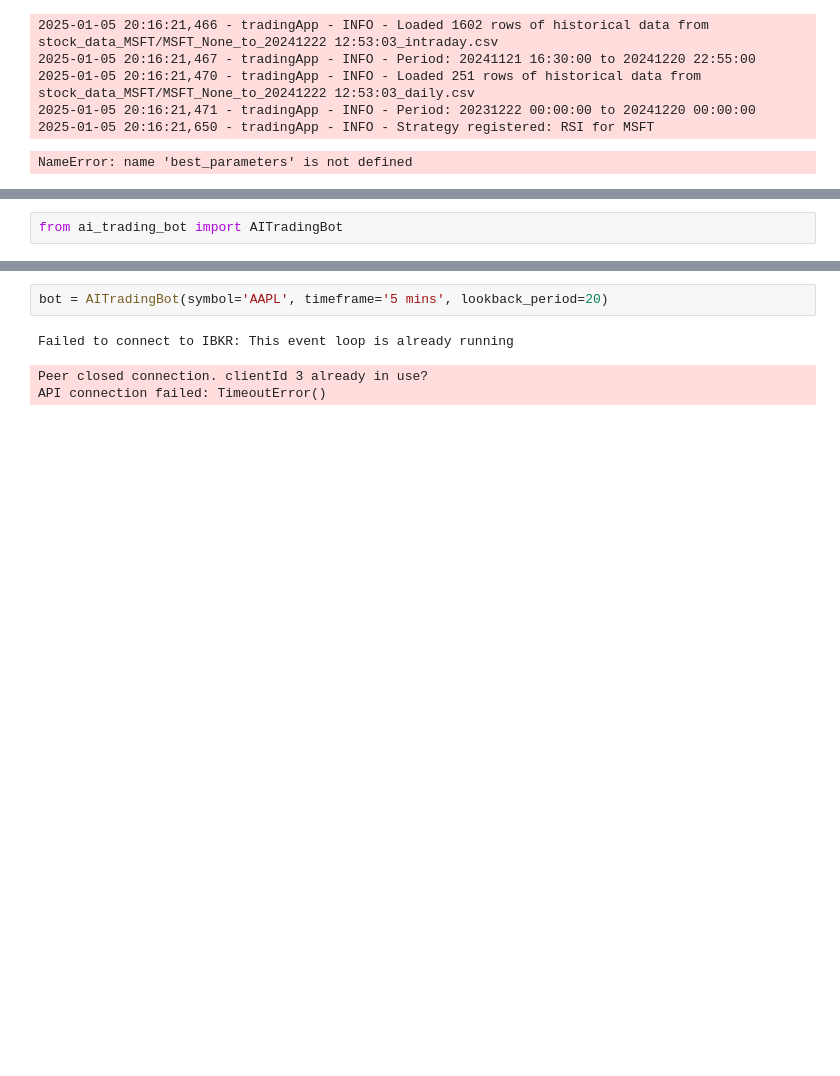
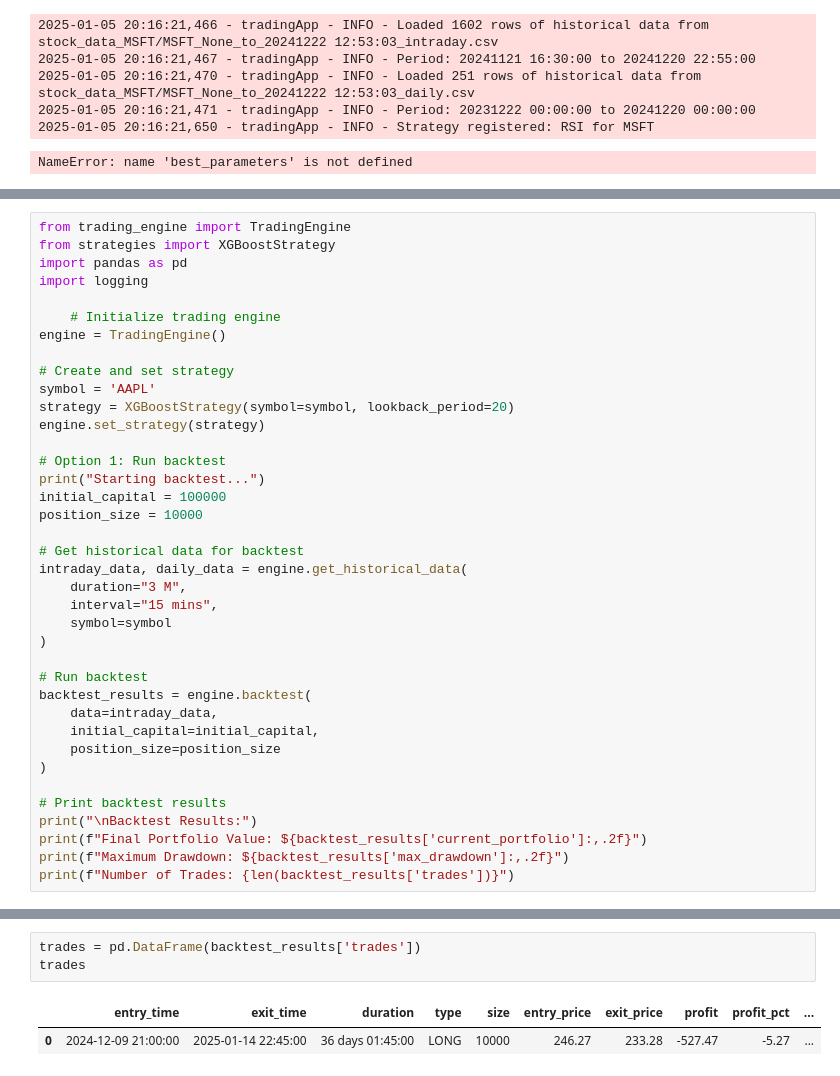
Before and after one commit to yuv-man/algoTrading-back, a Jupyter notebook: try.ipynb, the cells around one changed output, grey strips where cells are left out. Saved outputs shown, nothing was run; the diff lists cells and outputs as text; blank space fills up the shorter version.

Commit message:
add xgboost strategy

```diff
--- a/try.ipynb
+++ b/try.ipynb
@@ -160,2 +127,38 @@ Failed to connect to IBKR
 # %%
-from ai_trading_bot import AITradingBot
+from trading_engine import TradingEngine
+from strategies import XGBoostStrategy
+import pandas as pd
+import logging
+
+    # Initialize trading engine
+engine = TradingEngine()
+
+# Create and set strategy
+symbol = 'AAPL'
+strategy = XGBoostStrategy(symbol=symbol, lookback_period=20)
+engine.set_strategy(strategy)
+
+# Option 1: Run backtest
+print("Starting backtest...")
+initial_capital = 100000
+position_size = 10000
+
+# Get historical data for backtest
+intraday_data, daily_data = engine.get_historical_data(
+    duration="3 M",
+    interval="15 mins",
+    symbol=symbol
+)
+
+# Run backtest
+backtest_results = engine.backtest(
+    data=intraday_data,
+    initial_capital=initial_capital,
+    position_size=position_size
+)
+
+# Print backtest results
+print("\nBacktest Results:")
+print(f"Final Portfolio Value: ${backtest_results['current_portfolio']:,.2f}")
+print(f"Maximum Drawdown: ${backtest_results['max_drawdown']:,.2f}")
+print(f"Number of Trades: {len(backtest_results['trades'])}")
@@ -162,6 +220,6 @@ from ai_trading_bot import AITradingBot
 # %%
-bot = AITradingBot(symbol='AAPL', timeframe='5 mins', lookback_period=20)
+trades = pd.DataFrame(backtest_results['trades'])
+trades
 # %% [output]
-Failed to connect to IBKR: This event loop is already running
-Peer closed connection. clientId 3 already in use?
-API connection failed: TimeoutError()
+|  | entry_time | exit_time | duration | type | size | entry_price | exit_price | profit | profit_pct | ... |
+| 0 | 2024-12-09 21:00:00 | 2025-01-14 22:45:00 | 36 days 01:45:00 | LONG | 10000 | 246.27 | 233.28 | -527.47 | -5.27 | ... |
```
Also changed, not shown: parts of 5 cells of this notebook, 2 other files.
